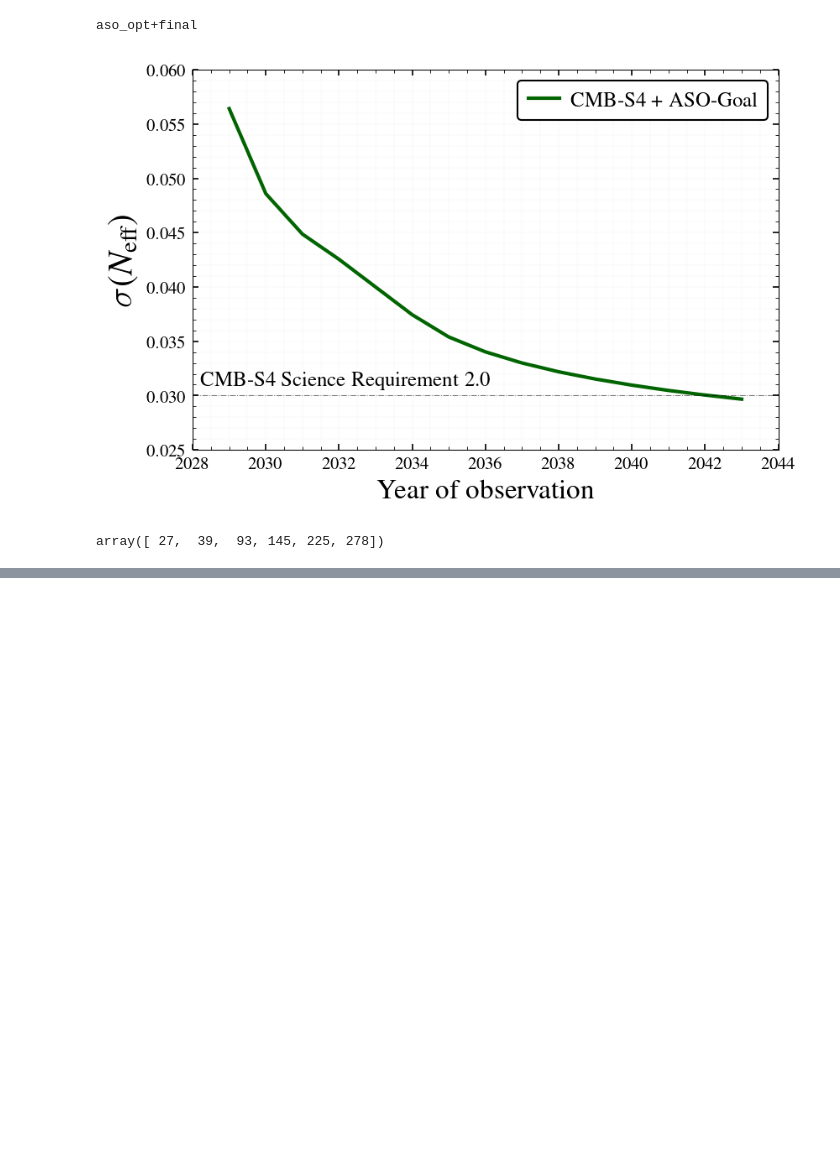
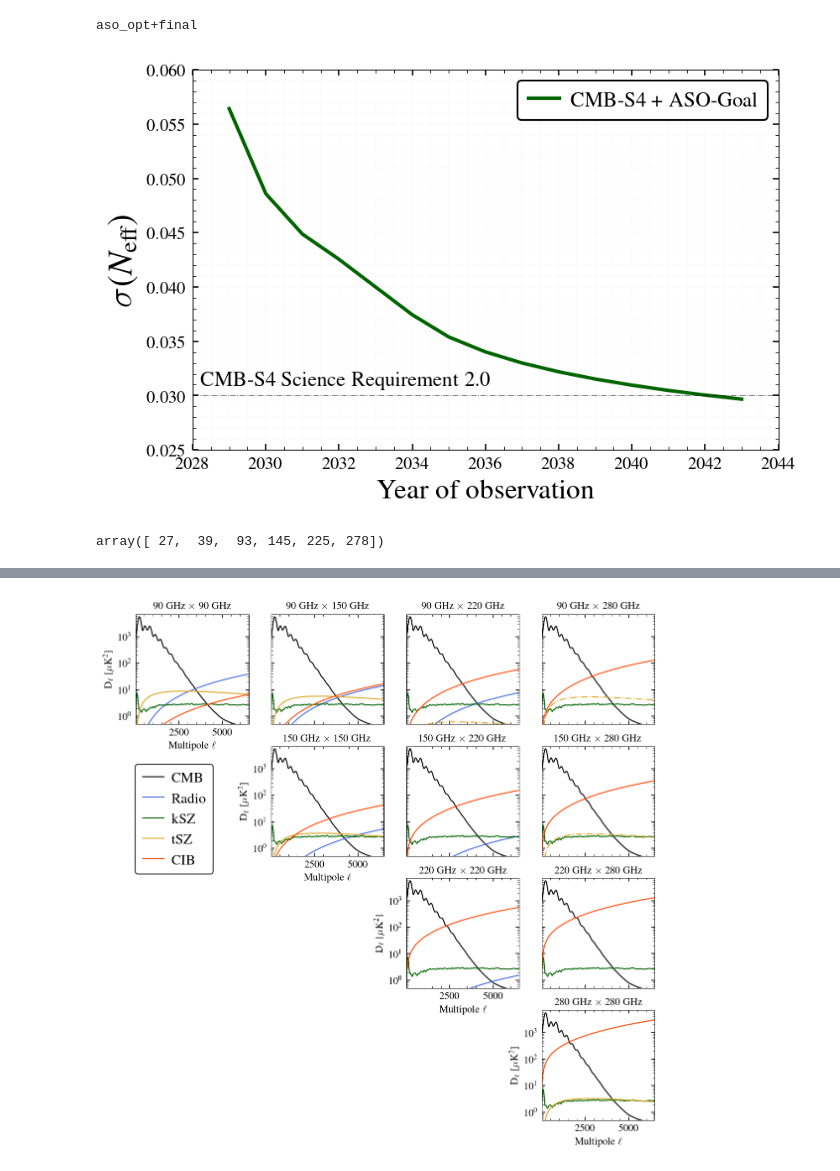
Before and after one commit to sriniraghunathan/cmb_s4_all_chile_optimisation_2025_05, a Jupyter notebook: make_plots_for_paper.ipynb, the cells around one changed output, grey strips where cells are left out. Saved outputs shown, nothing was run; the diff lists cells and outputs as text; code cells hidden in the pictures; blank space fills up the shorter version.

```diff
--- a/make_plots_for_paper.ipynb
+++ b/make_plots_for_paper.ipynb
@@ -617,0 +531,83 @@ show()
+# %%
+fg_dict_fname = 'data/cmbs4_fg_cl_dict.npy'
+fg_dict = np.load(fg_dict_fname, allow_pickle=True).item()['TT']
+nu_combs = list( fg_dict['ksz'].keys() )
+nu_arr_to_plot = np.unique( [nu1 for (nu1, nu2) in nu_combs] )
+nu_arr_to_plot = nu_arr_to_plot[2:] #ignoring 20/30 GHz since they are not so useful for Neff science
+nu_mapping_dict = {27: 30,  39: 40,  93: 90, 145: 150, 225: 220, 278: 280}
+
+
+
+# Make a plot of all the spectra now
+lmax = 6500
+#dl_fac = els * (els+1)/2/np.pi
+xmin, xmax = 10, lmax
+ymin, ymax = 0.5, 7e3
+component_dict_to_plot = {'cmb': [r'CMB', 'black'],
+                          'radio': [r'Radio', 'royalblue'],
+                          'ksz': [r'kSZ', 'darkgreen'],
+                          'tsz': [r'tSZ', 'goldenrod'],
+                          #'DG-Cl': [r'DG-Cl', 'goldenrod'],
+                          #'DG-Po': [r'DG-Po', 'orangered'],
+                          'cib': [r'CIB', 'orangered'],
+                          ##'galdust': [r'Gal-Dust', 'darkred'],
+                          ##'galsync': [r'Gal-Sync', 'mediumblue'],
+                          }
+
+
+clf()
+fsval = 10
+subplots_adjust(hspace = 0.2, wspace = 0.2)
+tr = tc = len(nu_arr_to_plot)
+nu_arr_to_plot = np.asarray( nu_arr_to_plot )
+nu_combs_to_plot = [[nu1, nu2] for nu1 in nu_arr_to_plot for nu2 in nu_arr_to_plot if nu1<=nu2]
+figure(figsize = (tr+5, tc+5))
+
+
+#sbpl = 1 #subplot number
+for nu1nu2 in nu_combs_to_plot:
+    nu1, nu2 = nu1nu2
+
+    #ax = subplot(tr, tc, sbpl, yscale = 'log')
+    rowval, colval = np.where(nu_arr_to_plot == nu1)[0][0], np.where(nu_arr_to_plot == nu2)[0][0]
+    print(nu1nu2, rowval, colval)
+    ax = subplot2grid((tr, tc), (rowval, colval), yscale = 'log')
+    for component in component_dict_to_plot:
+        """
+        if component == 'noise':
+            curr_cl = nl_dict[(nu1, nu2)]
+        elif component == 'total':
+            curr_nl = nl_dict[(nu1, nu2)]
+            curr_fg_cl = total_cl_dict[(nu1, nu2)]
+            curr_cl = curr_fg_cl + curr_nl
+        else:
+            curr_cl = cl_dict[component][(nu1, nu2)]
+        """
+        curr_cl = fg_dict[component][(nu1, nu2)]
+        els = np.arange(len(curr_cl))
+        dl_fac = els * (els+1)/2/np.pi
+
+        labval, colorval = component_dict_to_plot[component]
+        plot(els, dl_fac * curr_cl, color = colorval, label = labval, lw = 1.)
+        if np.min(curr_cl)<0:
+            plot(els, dl_fac * -curr_cl, color = colorval, ls = '-.', lw = 1.)
+
+    if rowval == colval:
+        xlabel(r'Multipole $\ell$', fontsize = fsval)
+        ylabel(r'D$_{\ell}$ [$\mu$K$^{2}$]', fontsize = fsval)
+    else:
+        setp(ax.get_xticklabels(), visible=False);# tick_params(axis='y',left='off')
+        setp(ax.get_yticklabels(), visible=False);# tick_params(axis='y',left='off')
+
+    if rowval == colval and rowval == 0:
+        legend(bbox_to_anchor = (0.75, -0.3), loc = 1, fontsize = fsval+4, ncol = 1, handletextpad = 0.5, handlelength = 1.5, columnspacing = 0.5)
+        #legend(bbox_to_anchor = (3.2, -3), loc = 1, fontsize = fsval+4, ncol = 5, handletextpad = 0.5, handlelength = 1.5, columnspacing = 0.5)
+
+    xlim(xmin, xmax); ylim(ymin, ymax)
+    title(r'%s GHz $\times$ %s GHz' %(nu_mapping_dict[nu1], nu_mapping_dict[nu2]), fontsize = fsval)
+
+#suptitle(title_val, fontsize = fsval + 5, y = 0.93)
+plname = 'plots/foreground_model.pdf'
+savefig(plname, dpi = 200.)
+show()
+# %% [output]
@@ -617,0 +625 @@ show()
+[figure, added]
```
Also changed, not shown: parts of 8 cells of this notebook, 1 other file.
